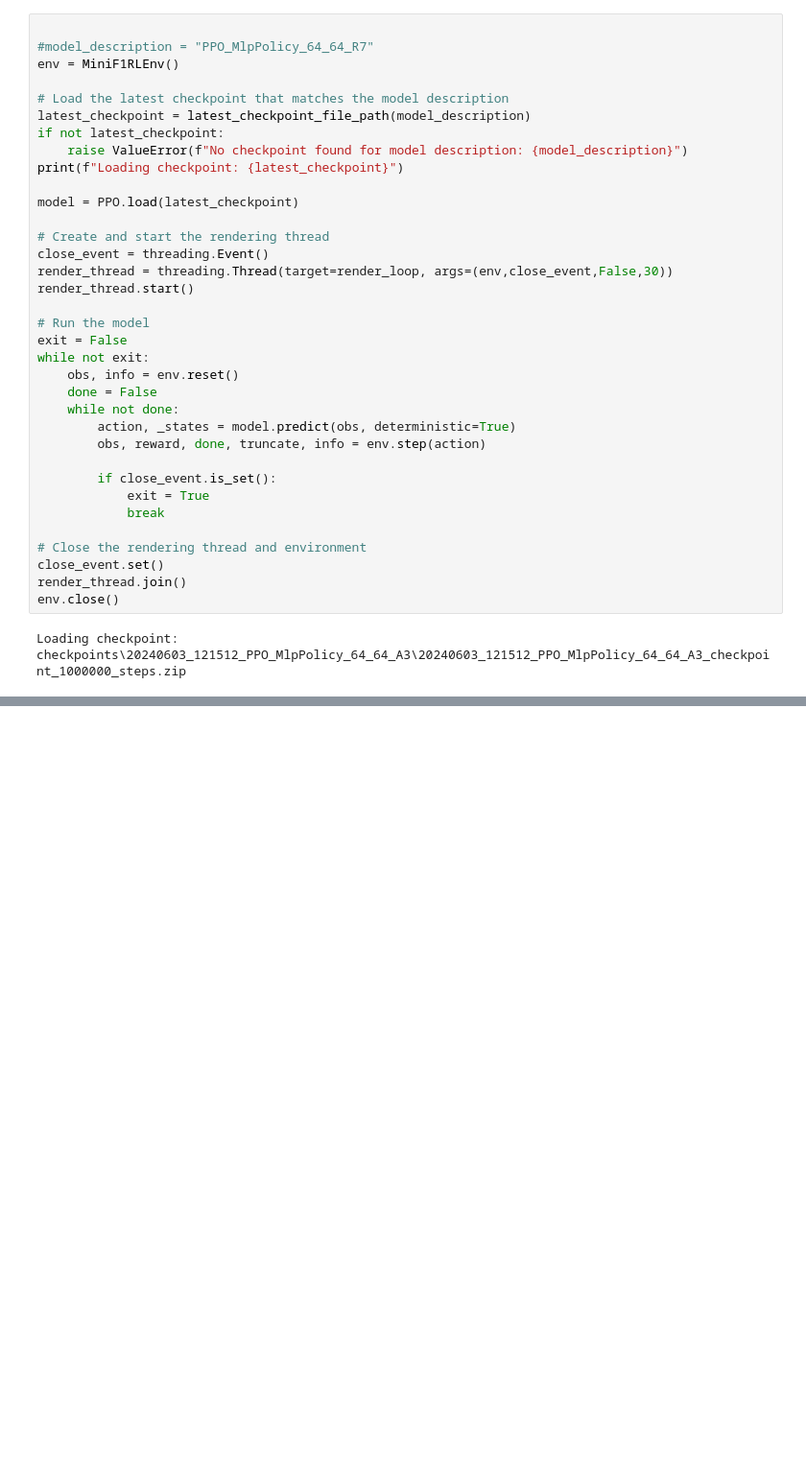
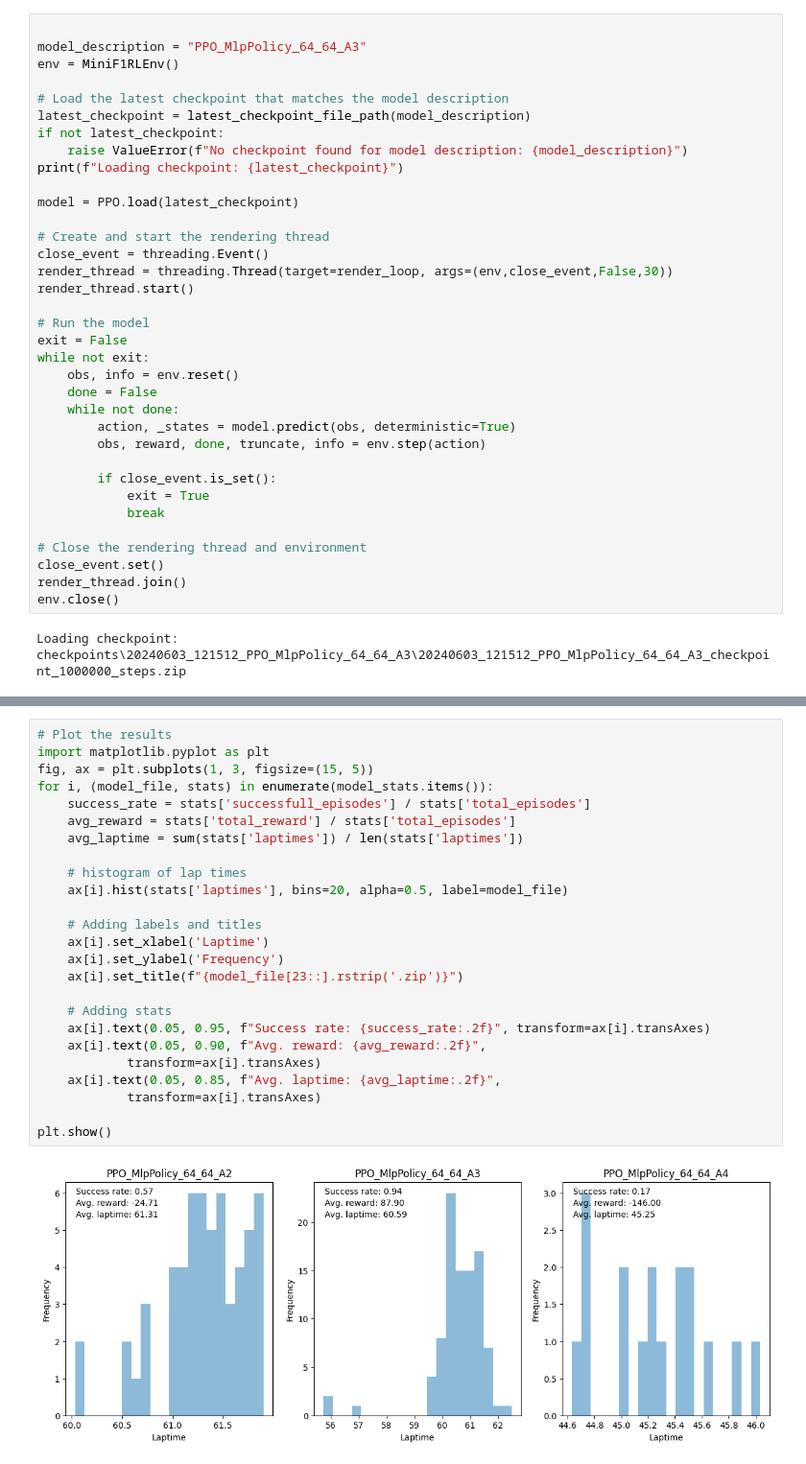
Before and after one commit to lherrman/miniF1RL, a Jupyter notebook: miniF1RL_Project.ipynb, the cells around one changed output, grey strips where cells are left out. Shown: that part at 96% size. Cells and saved outputs as stored; diff of their text form; blank space fills up the shorter version.

```diff
--- a/miniF1RL_Project.ipynb
+++ b/miniF1RL_Project.ipynb
@@ -297,7 +267,7 @@ KeyboardInterrupt:
 # Inference
 # %%
 
-#model_description = "PPO_MlpPolicy_64_64_R7"
+model_description = "PPO_MlpPolicy_64_64_A3"
 env = MiniF1RLEnv()
 
 # Load the latest checkpoint that matches the model description
@@ -396,0 +484,27 @@ Reward discount factor: 0.99
+# %%
+# Plot the results
+import matplotlib.pyplot as plt
+fig, ax = plt.subplots(1, 3, figsize=(15, 5))
+for i, (model_file, stats) in enumerate(model_stats.items()):
+    success_rate = stats['successfull_episodes'] / stats['total_episodes']
+    avg_reward = stats['total_reward'] / stats['total_episodes']
+    avg_laptime = sum(stats['laptimes']) / len(stats['laptimes'])
+
+    # histogram of lap times
+    ax[i].hist(stats['laptimes'], bins=20, alpha=0.5, label=model_file)
+
+    # Adding labels and titles
+    ax[i].set_xlabel('Laptime')
+    ax[i].set_ylabel('Frequency')
+    ax[i].set_title(f"{model_file[23::].rstrip('.zip')}")
+
+    # Adding stats
+    ax[i].text(0.05, 0.95, f"Success rate: {success_rate:.2f}", transform=ax[i].transAxes)
+    ax[i].text(0.05, 0.90, f"Avg. reward: {avg_reward:.2f}",
+            transform=ax[i].transAxes)
+    ax[i].text(0.05, 0.85, f"Avg. laptime: {avg_laptime:.2f}",
+            transform=ax[i].transAxes)
+
+plt.show()
+# %% [output]
+[figure, added]
```
Also changed, not shown: parts of 8 cells of this notebook, 9 other files.
